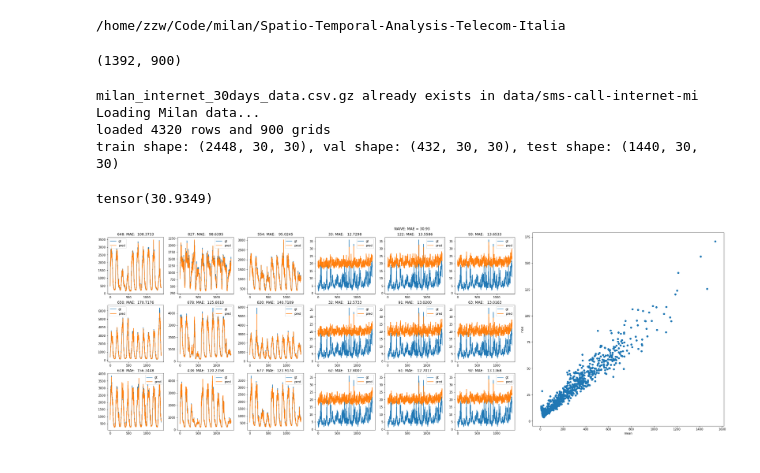
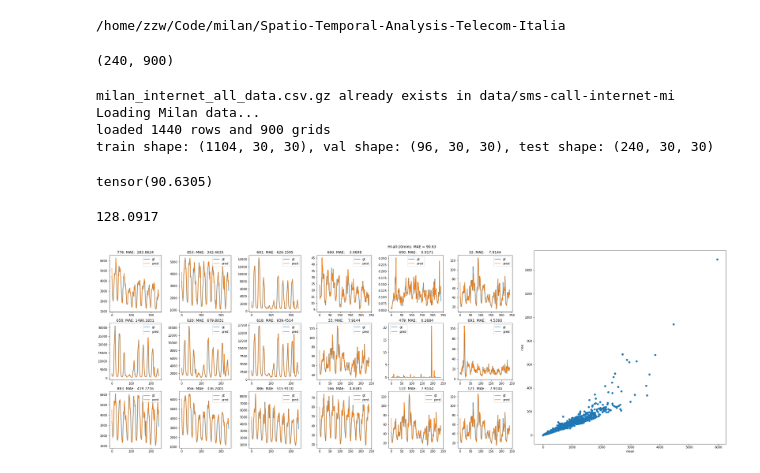
Before and after one commit to suemon-suemon/Spatio-Temporal-Analysis-Telecom-Italia, a Jupyter notebook: experiments/examples/metrics.ipynb, the cells around one changed output. Drawn from its saved outputs; the diff is of its cells as text; code cells hidden in the pictures.

```diff
--- a/experiments/examples/metrics.ipynb
+++ b/experiments/examples/metrics.ipynb
@@ -14,14 +14,14 @@ from tqdm import tqdm
 # %% [output]
 /home/zzw/Code/milan/Spatio-Temporal-Analysis-Telecom-Italia
 # %%
-preds = np.load('experiments/results/1yvp9ob4/preds.npz')
-preds = preds['arr_0']
+preds = np.load('experiments/results/milan_naive_internet_all_hour_pred_step1.npy')
+# preds = preds['arr_0']
 print(preds.shape)
 # %% [output]
-(1392, 900)
+(240, 900)
 # %%
 ## prepare data
-milan = Milan(time_range='30days', tele_column='internet')
+milan = Milan(time_range='all', aggr_time='hour', tele_column='internet')
 milan.prepare_data()
 milan.setup()
 milan_train = np.concatenate((milan.milan_train, milan.milan_val), axis=0)
@@ -30,52 +30,57 @@ milan_train = milan_train.reshape((milan_train.shape[0], -1))
 milan_test = milan_test.reshape((milan_test.shape[0], -1))
 milan_data = np.concatenate((milan_train, milan_test), axis=0)
 # %% [output]
-milan_internet_30days_data.csv.gz already exists in data/sms-call-internet-mi
+milan_internet_all_data.csv.gz already exists in data/sms-call-internet-mi
 Loading Milan data...
-loaded 4320 rows and 900 grids
-train shape: (2448, 30, 30), val shape: (432, 30, 30), test shape: (1440, 30, 30)
+loaded 1440 rows and 900 grids
+train shape: (1104, 30, 30), val shape: (96, 30, 30), test shape: (240, 30, 30)
 # %%
-gt = torch.tensor(milan_test[48:, :])
+gt = torch.tensor(milan_test[:, :])
 preds = torch.tensor(preds)
 mae = MeanAbsoluteError()
 mae(preds, gt)
 # %% [output]
-tensor(30.9349)
+tensor(90.6305)
 # %%
 gt = gt.numpy()
 preds = preds.numpy()
+# %%
+rmse = mean_squared_error(gt, preds, squared=False)
+print(rmse)
+# %% [output]
+128.0917
 # %%
 fig = plt.figure(figsize=(30, 10), constrained_layout=True)
-fig.suptitle('NAIVE: MAE = {:.2f}'.format(mean_absolute_error(gt, preds)))
+fig.suptitle('HI-all-10mins: MAE = {:.2f}'.format(mean_absolute_error(gt, preds)))
 
 subfigs = fig.subfigures(1, 3)
 
 axes = subfigs[0].subplots(3, 3)
 top9ind = np.argpartition(np.mean(gt, axis=0), -9)[-9:]
 for i in range(9):
     axes[i // 3, i % 3].plot(gt[:, top9ind[i]], label="gt")
     axes[i // 3, i % 3].plot(preds[:, top9ind[i]], label="pred")
     axes[i // 3, i % 3].set_title(f"{top9ind[i]}: MAE: {mean_absolute_error(preds[:, top9ind[i]], gt[:, top9ind[i]]):9.4f}")
     axes[i // 3, i % 3].legend()
 
 axes = subfigs[1].subplots(3, 3)
 low9ind = np.argpartition(np.mean(gt, axis=0), 9)[:9]
 for i in range(9):
     axes[i // 3, i % 3].plot(gt[:, low9ind[i]], label="gt")
     axes[i // 3, i % 3].plot(preds[:, low9ind[i]], label="pred")
     axes[i // 3, i % 3].set_title(f"{low9ind[i]}: MAE: {mean_absolute_error(preds[:, low9ind[i]], gt[:, low9ind[i]]):9.4f}")
     axes[i // 3, i % 3].legend()
 
 maes = []
 for i in tqdm(range(preds.shape[1])):
     maes.append(mean_absolute_error(preds[:, i], gt[:, i]))
 # plt scatter x = mean y = maes
 ax = subfigs[2].subplots(1, 1)
 ax.scatter(np.mean(gt, axis=0), maes)
 # set x axis label to 'mean_values'
 ax.set_xlabel('mean')
 ax.set_ylabel('mae')
 
 fig.show()
 # %% [output]
-[figure, old version]
+[figure, new version]
```
Also changed, not shown: parts of 1 cell of this notebook, 13 other files.
